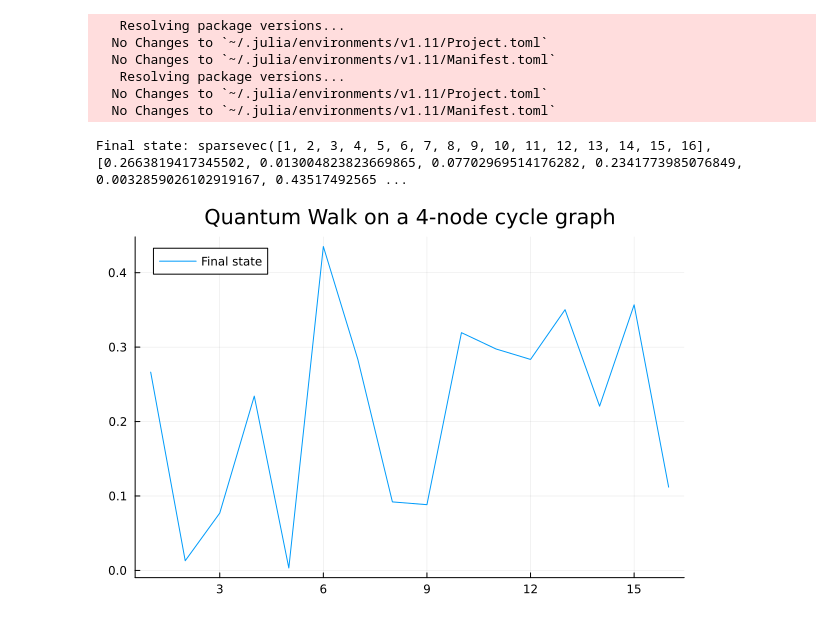
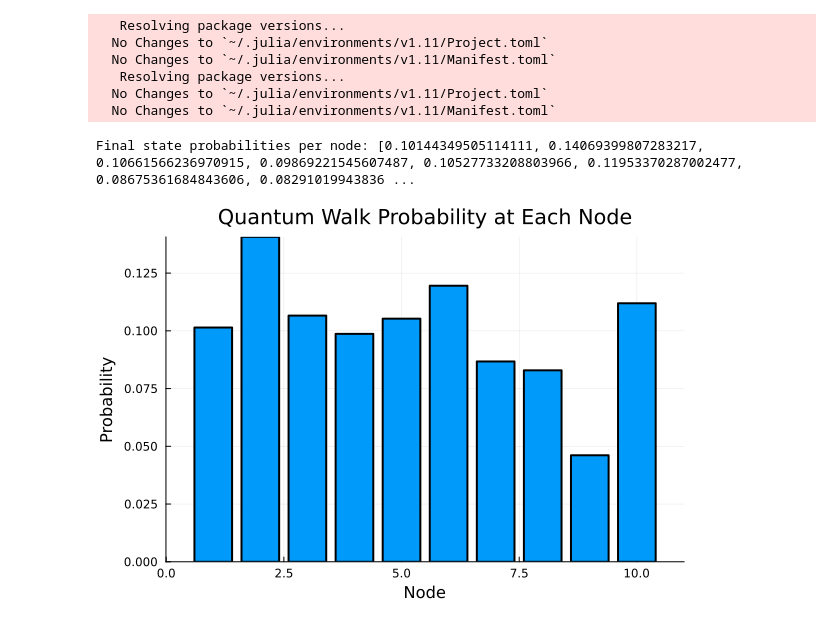
Before and after one commit to Toshihide-Sakao/DA150X-Qauntum-Szegedy-Walk, a Jupyter notebook: julia_test/jupyter_test.ipynb, the cells around one changed output. Saved outputs shown, nothing was run; the diff lists cells and outputs as text; code cells hidden in the pictures.

```diff
--- a/julia_test/jupyter_test.ipynb
+++ b/julia_test/jupyter_test.ipynb
@@ -19,41 +19,52 @@ using LinearAlgebra
 using Plots
 
 # Define a 4-node cycle graph
-n = 4
+n = 10
 graph = SimpleGraph(n)
 for i in 1:n
     add_edge!(graph, i, mod(i, n) + 1)
 end
 
 # Compute the degree vector
 deg = degree(graph)
 
 # Construct the row-normalized stochastic matrix
 A = adjacency_matrix(graph)  # Get adjacency matrix
 P = spzeros(Float64, n, n)  # Create a sparse stochastic matrix
 
 for i in 1:n
     if deg[i] > 0
         P[i, :] = A[i, :] ./ deg[i]  # Normalize by degree
     end
 end
 
 # Define Szegedy Quantum Walk
 szegedy = Szegedy(graph, P)
 
 # Initial state
-state = rand(16); state = sparse(state/norm(state));
+state = rand(100); state = sparse(state/norm(state));
 
 # Quantum walk evolution
 qwe = QWEvolution(szegedy)
-final_state = execute_single(qwe, state, 50)
+final_state = execute_single(qwe, state, 1000000)
 
-println("Final state: ", final_state)
+# Compute probability distribution per node
+probabilities_per_node = zeros(n)
+for i in 1:n
+    probabilities_per_node[i] = sum(abs2.(final_state[(i-1)*n+1 : i*n]))  # Sum over second index
+end
 
-x = 1:16
+println("Final state probabilities per node: ", probabilities_per_node)
+# println("Final state: ", final_state)
 
-p = plot(x, final_state, label = "Final state", title = "Quantum Walk on a 4-node cycle graph")
+# x = 1:16
+
+# p = plot(x, final_state, label = "Final state", title = "Quantum Walk on a 4-node cycle graph")
+# Plot probability distribution per node
+x = 1:n
+p = bar(x, probabilities_per_node, label="Probability", title="Quantum Walk Probability at Each Node",
+        xlabel="Node", ylabel="Probability", lw=2, legend=false)
 # display(p)
 # %% [output]
-Final state: sparsevec([1, 2, 3, 4, 5, 6, 7, 8, 9, 10, 11, 12, 13, 14, 15, 16], [0.2663819417345502, 0.013004823823669865, 0.07702969514176282, 0.2341773985076849, 0.0032859026102919167, 0.43517492565 ...
+Final state probabilities per node: [0.10144349505114111, 0.14069399807283217, 0.10661566236970915, 0.09869221545607487, 0.10527733208803966, 0.11953370287002477, 0.08675361684843606, 0.08291019943836 ...
-[figure, old version]
+[figure, new version]
```
Also changed, not shown: 1 other file.
